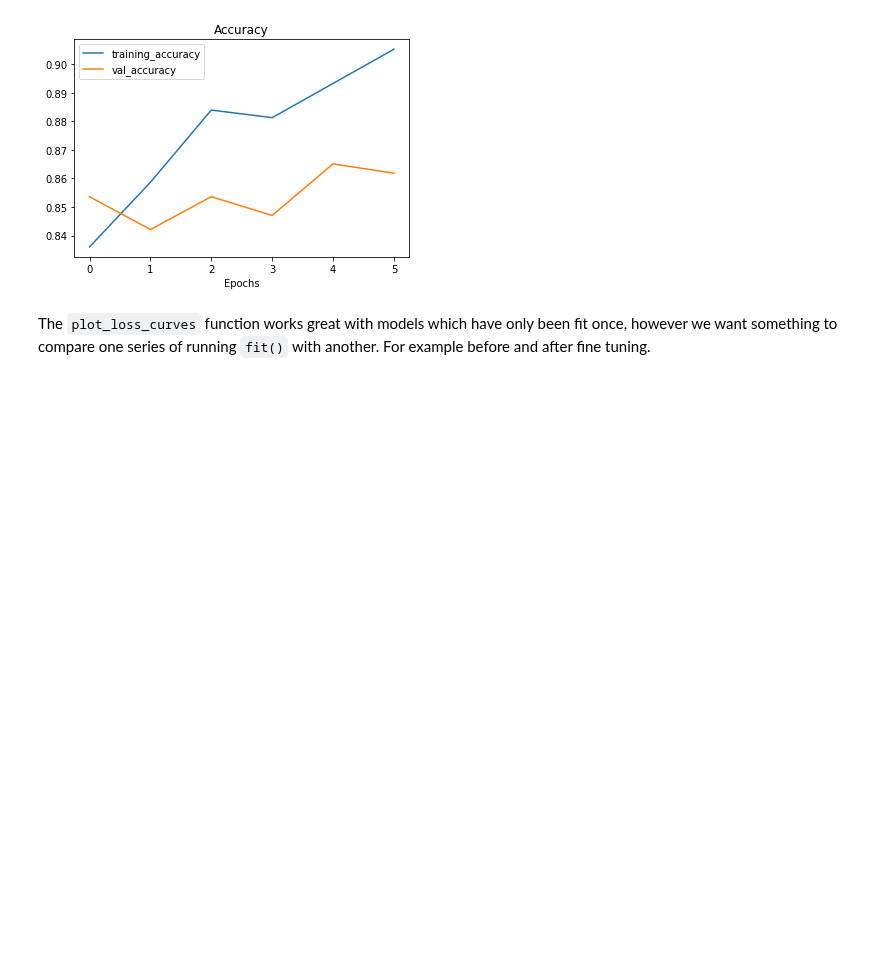
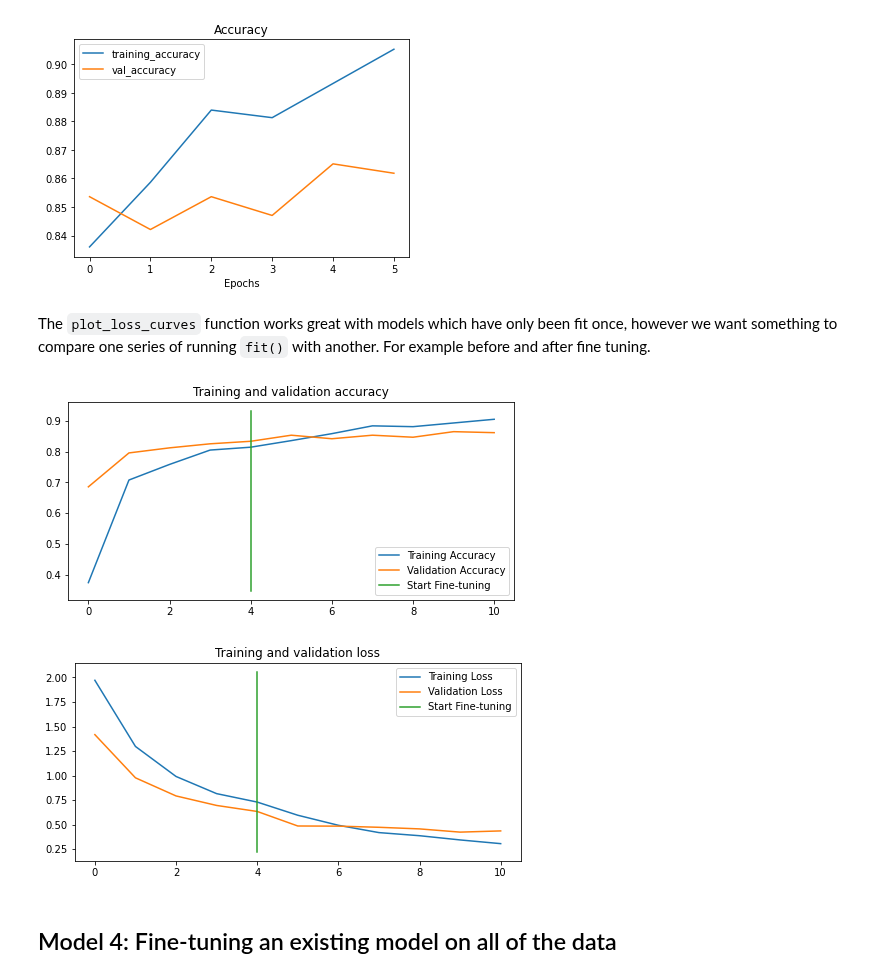
Before and after one commit to pawelkiszczak/tensorflow, a Jupyter notebook: colab_notebooks/05_transfer_learning_in_tensorflow_part_2_fine_tuning.ipynb, the cells around one changed output. Drawn from its saved outputs; the diff is of its cells as text; code cells hidden in the pictures; blank space fills up the shorter version.

```diff
--- a/colab_notebooks/05_transfer_learning_in_tensorflow_part_2_fine_tuning.ipynb
+++ b/colab_notebooks/05_transfer_learning_in_tensorflow_part_2_fine_tuning.ipynb
@@ -871,7 +871,7 @@ plot_loss_curves(history_fine_10_percent_data_aug)
 The `plot_loss_curves` function works great with models which have only been fit once, however we want something to compare one series of running `fit()` with another. For example before and after fine tuning.
 # %%
 # Let's create a function to compare histories
-def compare_histories(original_history, new_history, inital_epochs=5):
+def compare_histories(original_history, new_history, initial_epochs=5):
   """
   Compares two TensorFlow History objects.
   """
@@ -882,6 +882,36 @@ def compare_histories(original_history, new_history, inital_epochs=5):
   val_acc = original_history.history['val_accuracy']
   val_loss = original_history.history['val_loss']
 
-  # Combine original history
+  # Combine original history with new_history metrics
   total_acc = acc + new_history.history['accuracy']
   total_loss = loss + new_history.history['loss']
+
+  total_val_acc = val_acc + new_history.history['val_accuracy']
+  total_val_loss = val_loss + new_history.history['val_loss']
+
+  # Make plot for accuracy
+  plt.figure(figsize=(8,8))
+  plt.subplot(2, 1, 1)
+  plt.plot(total_acc, label='Training Accuracy')
+  plt.plot(total_val_acc, label='Validation Accuracy')
+  plt.plot([initial_epochs-1, initial_epochs-1], plt.ylim(), label='Start Fine-tuning')
+  plt.legend(loc='lower right')
+  plt.title('Training and validation accuracy')
+
+  # Make plot for loss
+  plt.figure(figsize=(8,8))
+  plt.subplot(2, 1, 2)
+  plt.plot(total_loss, label='Training Loss')
+  plt.plot(total_val_loss, label='Validation Loss')
+  plt.plot([initial_epochs-1, initial_epochs-1], plt.ylim(), label='Start Fine-tuning')
+  plt.legend(loc='upper right')
+  plt.title('Training and validation loss')
+# %%
+compare_histories(history_10_percent_data_aug,
+                  history_fine_10_percent_data_aug,
+                  initial_epochs=5)
+# %% [output]
+[figure, added]
+[figure, added]
+# %% [markdown]
+## Model 4: Fine-tuning an existing model on all of the data
```
Also changed, not shown: parts of 20 cells of this notebook.
